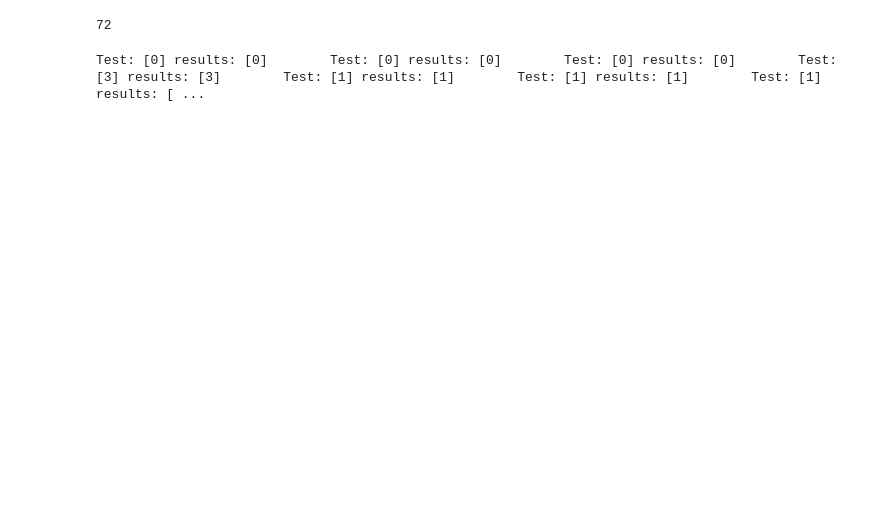
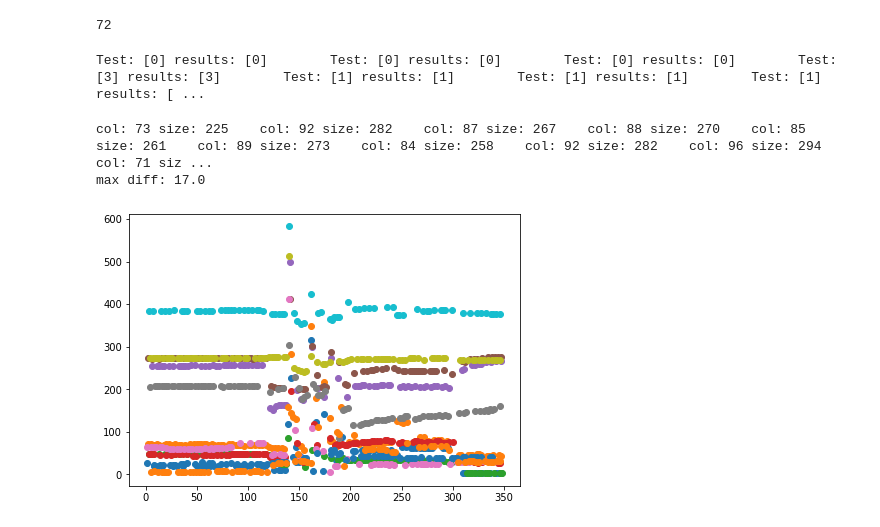
Before and after one commit to yash181/Tensegrity-HRI, a Jupyter notebook: Data_sala/sala Probability.ipynb, the cells around one changed output. Saved outputs shown, nothing was run; the diff lists cells and outputs as text; code cells hidden in the pictures; blank space fills up the shorter version.

```diff
--- a/Data_sala/sala Probability.ipynb
+++ b/Data_sala/sala Probability.ipynb
@@ -515,3 +627,25 @@ for train_index, test_index in loo.split(X):
 Test: [0] results: [0]        Test: [0] results: [0]        Test: [0] results: [0]        Test: [3] results: [3]        Test: [1] results: [1]        Test: [1] results: [1]        Test: [1] results: [ ...
 # %%
 y_test
+# %%
+fig= plt.figure(figsize=(7,5))
+sum=0
+max=0
+max_diff = 0
+for i in range(12):
+    D = maxima(oscillation(condensed_data20[22][:,i]))
+    sum += np.size(D)
+    length, _ = np.shape(D)
+    avg = sum/12
+    if np.size(D)>max:
+        max = np.size(D)
+    for i in range(length-1):
+        if (D[i+1,0]-D[i,0])>max_diff:
+            max_diff = D[i+1,0]-D[i,0]
+    print("col: {}".format(i), "size: {}".format(np.size(D)), end= "    ")
+print("avg: {}".format(avg), "max: {}".format(max))
+print("max diff: {}".format(max_diff))
+# %% [output]
+col: 73 size: 225    col: 92 size: 282    col: 87 size: 267    col: 88 size: 270    col: 85 size: 261    col: 89 size: 273    col: 84 size: 258    col: 92 size: 282    col: 96 size: 294    col: 71 siz ...
+max diff: 17.0
+[figure, added]
```
Also changed, not shown: parts of 36 cells of this notebook.
